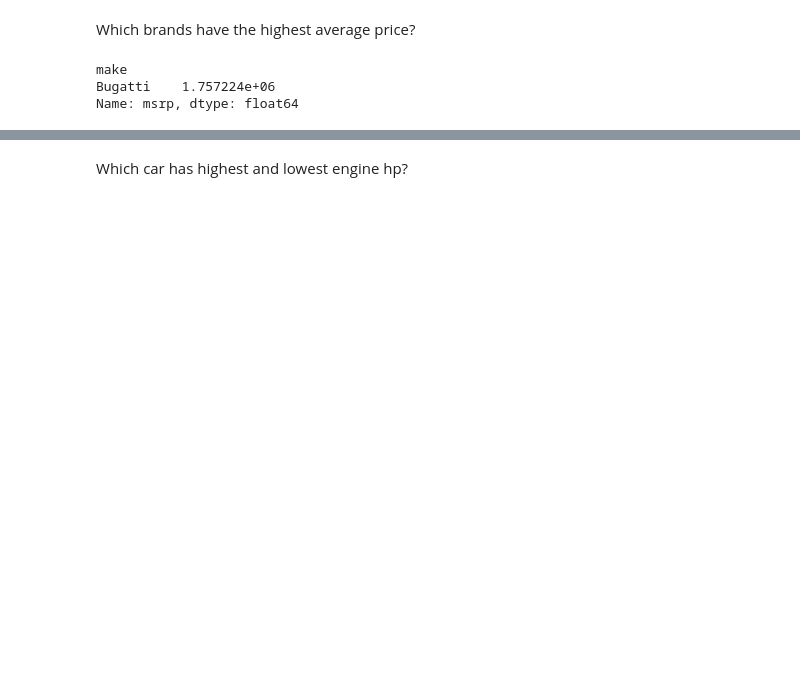
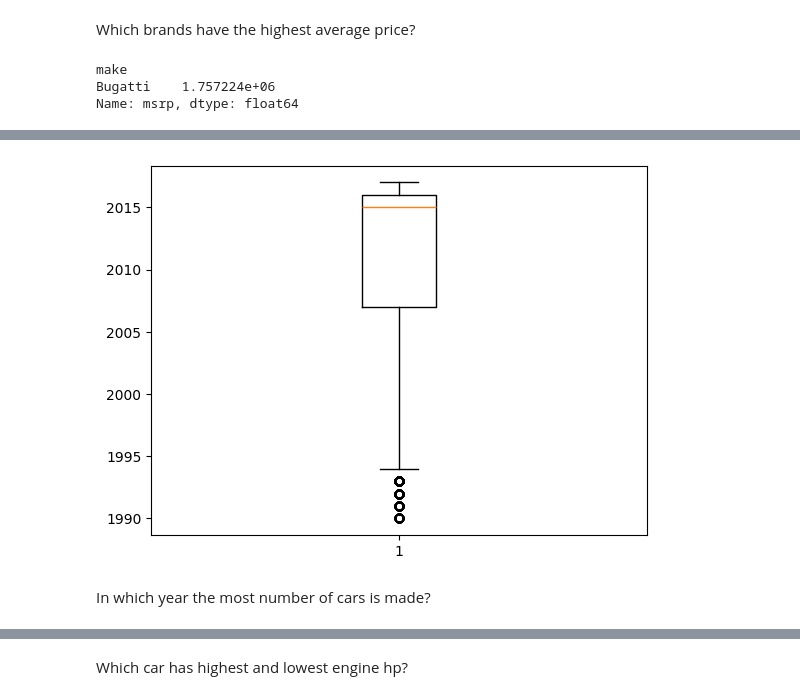
Before and after one commit to basmalamoataz/Samsung-car-price-analysis, a Jupyter notebook: Clean Data/statistics.ipynb, the cells around one changed output, grey strips where cells are left out. Cells and saved outputs as stored; diff of their text form; code cells hidden in the pictures; blank space fills up the shorter version.

```diff
--- a/Clean Data/statistics.ipynb
+++ b/Clean Data/statistics.ipynb
@@ -103,0 +141,7 @@ Name: msrp, dtype: float64
+# %%
+plt.boxplot(df['year'])
+plt.show()
+# %% [output]
+[figure, added]
+# %% [markdown]
+In which year the most number of cars is made?
```
Also changed, not shown: parts of 45 cells of this notebook.
